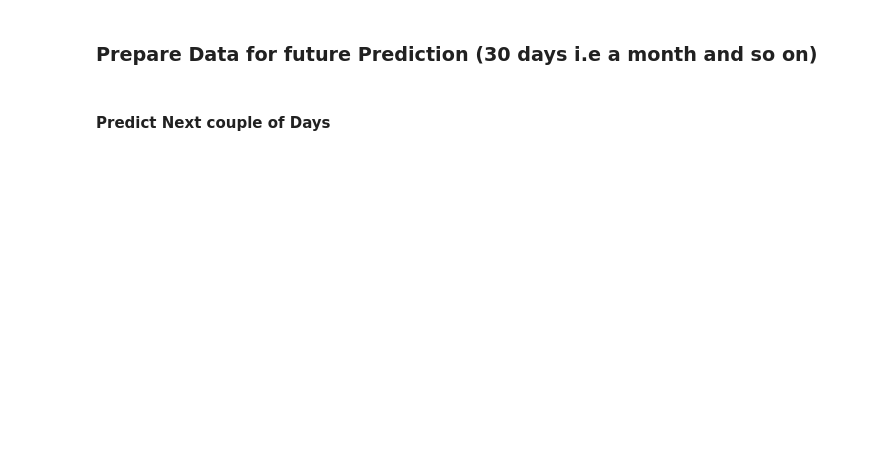
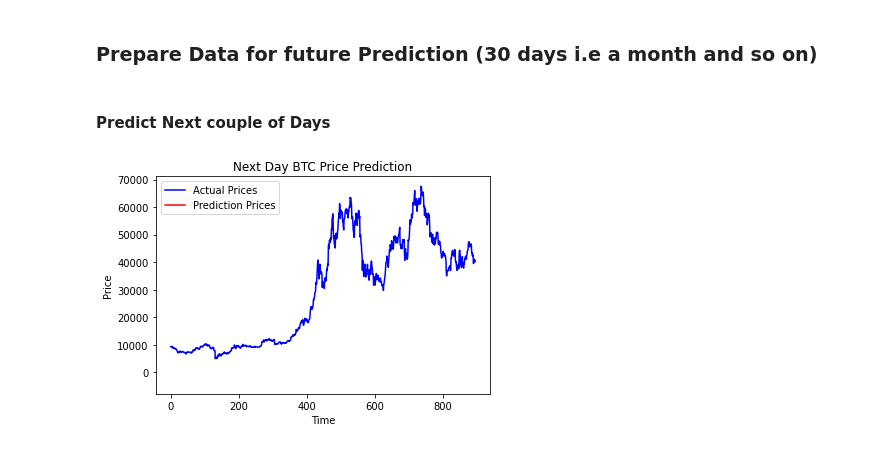
Before and after one commit to ToluAbolude/Trading, a Jupyter notebook: Trading_Bot_Coinbase.ipynb, the cells around one changed output. Cells and saved outputs as stored; diff of their text form; code cells hidden in the pictures; blank space fills up the shorter version.

```diff
--- a/Trading_Bot_Coinbase.ipynb
+++ b/Trading_Bot_Coinbase.ipynb
@@ -175,23 +183,25 @@ model.add(LSTM(units=50, return_sequences=True))
 model.add(Dropout(0.2))
 model.add(LSTM(units=50))
 model.add(Dropout(0.2))
-model.Dense(units=1)
+model.add(Dense(units=1))
 # %% [markdown]
 #### Predict Next couple of Days
 # %%
 # Predict Next couple of Days
 
-real_data = [model_inputs[len(model_inputs) + 1 - prediction_days:len(model_inputs)+1,0]] #real_data = [model_inputs[len(model_inputs) - predict_days:len(model_inputs) + 1, 0]]
+real_data = [model_input[len(model_input) - prediction_days:len(model_input) + 1, 0]]
 real_data = np.array(real_data)
 real_data = np.reshape(real_data,(real_data.shape[0],real_data.shape[1],1))
 
 prediction = model.predict(real_data)
 prediction = scaler.inverse_transform(prediction)
 
 plt.plot(actual_prices, color = 'blue', label = 'Actual Prices')
-plt.plot(prediction, color = 'yellow', label = 'Prediction Prices')
+plt.plot(prediction, color = 'red', label = 'Prediction Prices')
 plt.title(f'Next Day {crypto_currency} Price Prediction')
 plt.xlabel('Time')
 plt.ylabel('Price')
 plt.legend(loc='upper left')
 plt.show()
+# %% [output]
+[figure, added]
```
Also changed, not shown: parts of 4 cells of this notebook.
